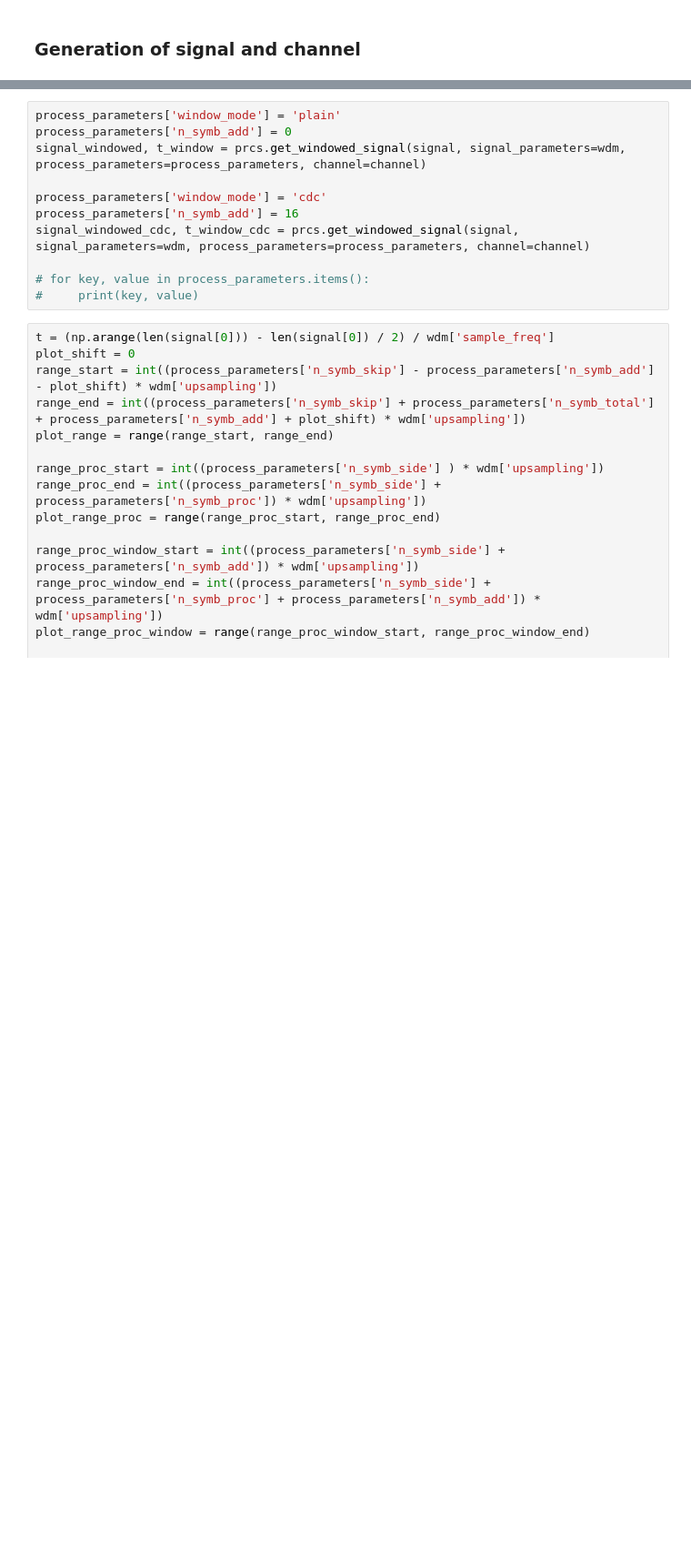
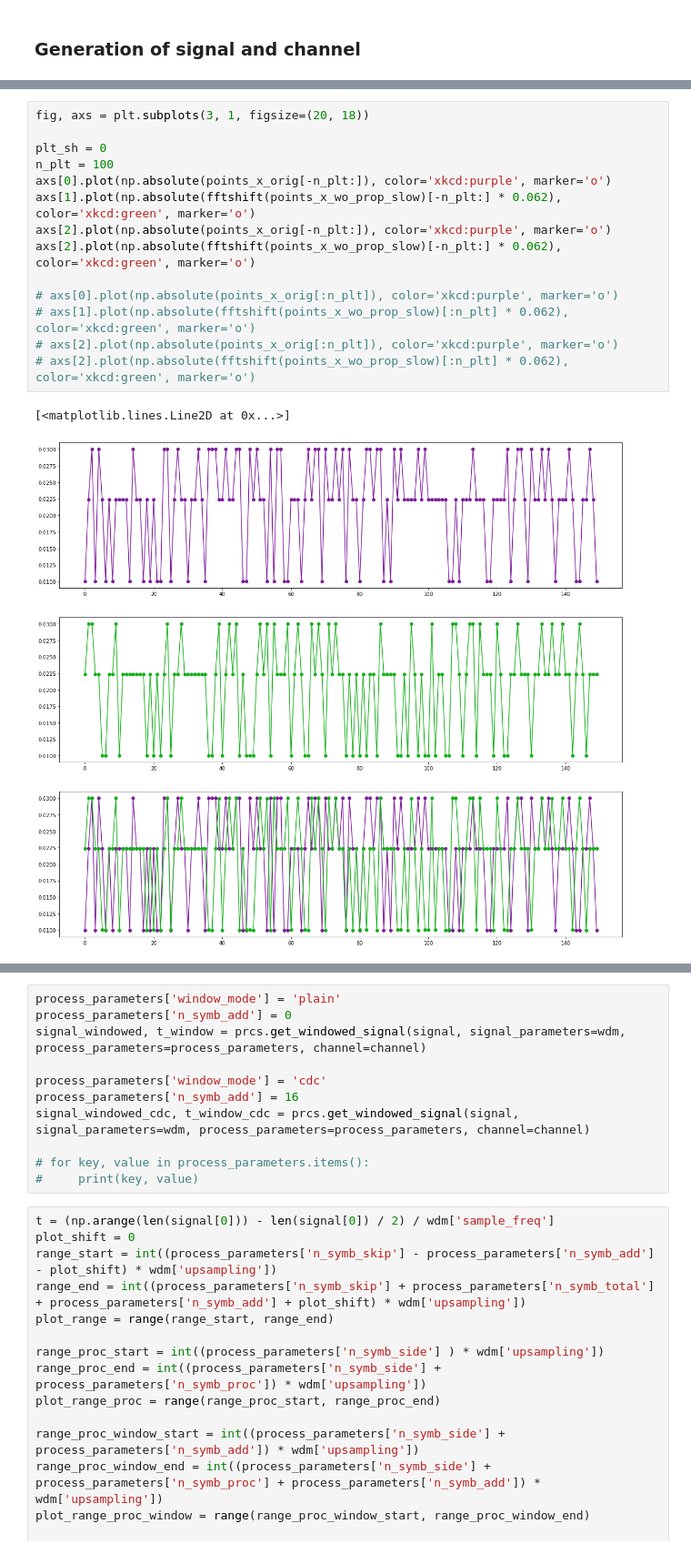
Before and after one commit to esf0/nft-processing, a Jupyter notebook: notebooks/test_processing.ipynb, the cells around one changed output, grey strips where cells are left out. Shown at 91% size. Drawn from its saved outputs; the diff is of its cells as text; blank space fills up the shorter version.

```diff
--- a/notebooks/test_processing.ipynb
+++ b/notebooks/test_processing.ipynb
@@ -92,0 +164,17 @@ propagation took 94.89200000000001 ms
+# %%
+fig, axs = plt.subplots(3, 1, figsize=(20, 18))
+
+plt_sh = 0
+n_plt = 100
+axs[0].plot(np.absolute(points_x_orig[-n_plt:]), color='xkcd:purple', marker='o')
+axs[1].plot(np.absolute(fftshift(points_x_wo_prop_slow)[-n_plt:] * 0.062), color='xkcd:green', marker='o')
+axs[2].plot(np.absolute(points_x_orig[-n_plt:]), color='xkcd:purple', marker='o')
+axs[2].plot(np.absolute(fftshift(points_x_wo_prop_slow)[-n_plt:] * 0.062), color='xkcd:green', marker='o')
+
+# axs[0].plot(np.absolute(points_x_orig[:n_plt]), color='xkcd:purple', marker='o')
+# axs[1].plot(np.absolute(fftshift(points_x_wo_prop_slow)[:n_plt] * 0.062), color='xkcd:green', marker='o')
+# axs[2].plot(np.absolute(points_x_orig[:n_plt]), color='xkcd:purple', marker='o')
+# axs[2].plot(np.absolute(fftshift(points_x_wo_prop_slow)[:n_plt] * 0.062), color='xkcd:green', marker='o')
+# %% [output]
+[<matplotlib.lines.Line2D at 0x...>]
+[figure, added]
```
Also changed, not shown: parts of 25 cells of this notebook, 13 other files.
